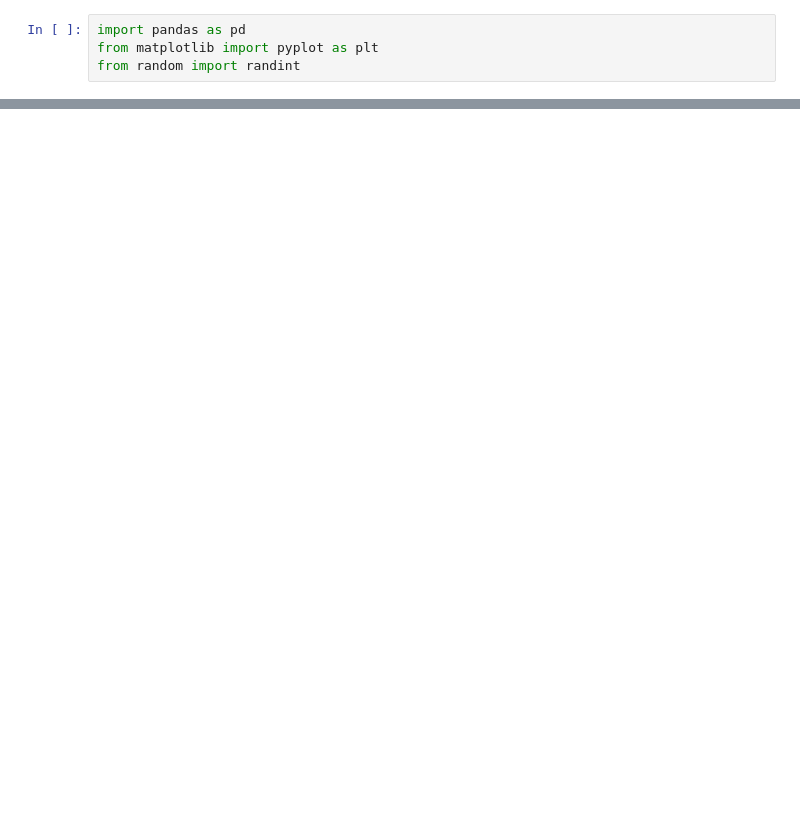
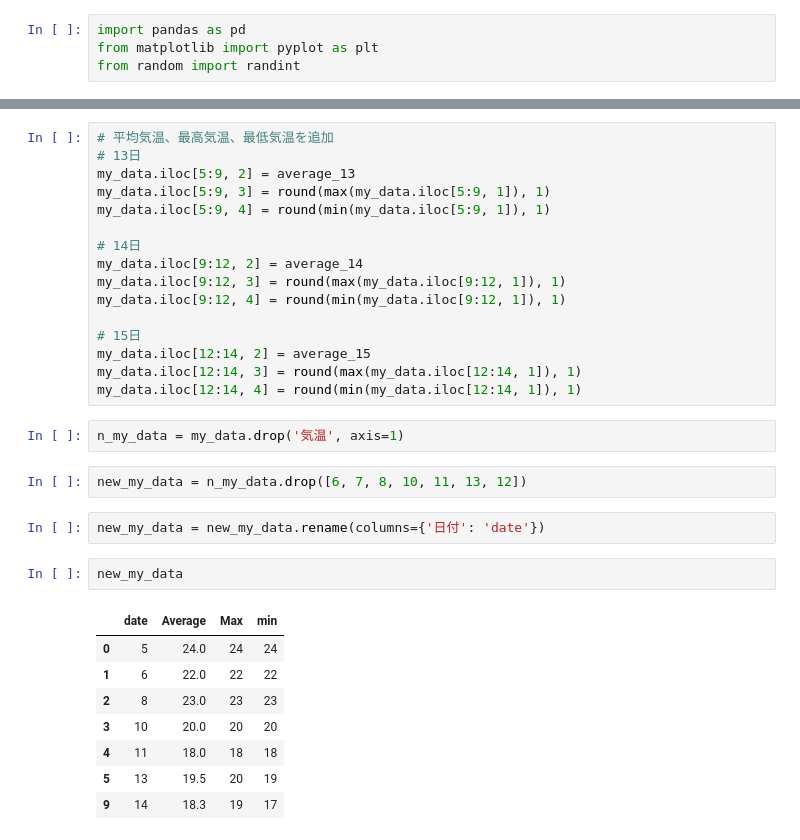
Before and after one commit to ko-to-m/ds-programming, a Jupyter notebook: verification.ipynb, the cells around one changed output, grey strips where cells are left out. Drawn from its saved outputs; the diff is of its cells as text; blank space fills up the shorter version.

```diff
--- a/verification.ipynb
+++ b/verification.ipynb
@@ -23,3 +77,36 @@ my_data
+# %%
+# 平均気温、最高気温、最低気温を追加
+# 13日
+my_data.iloc[5:9, 2] = average_13
+my_data.iloc[5:9, 3] = round(max(my_data.iloc[5:9, 1]), 1)
+my_data.iloc[5:9, 4] = round(min(my_data.iloc[5:9, 1]), 1)
+
+# 14日
+my_data.iloc[9:12, 2] = average_14
+my_data.iloc[9:12, 3] = round(max(my_data.iloc[9:12, 1]), 1)
+my_data.iloc[9:12, 4] = round(min(my_data.iloc[9:12, 1]), 1)
+
+# 15日
+my_data.iloc[12:14, 2] = average_15
+my_data.iloc[12:14, 3] = round(max(my_data.iloc[12:14, 1]), 1)
+my_data.iloc[12:14, 4] = round(min(my_data.iloc[12:14, 1]), 1)
+# %%
+n_my_data = my_data.drop('気温', axis=1)
+# %%
+new_my_data = n_my_data.drop([6, 7, 8, 10, 11, 13, 12])
+# %%
+new_my_data = new_my_data.rename(columns={'日付': 'date'})
+# %%
+new_my_data
+# %% [output]
+|  | date | Average | Max | min |
+| 0 | 5 | 24.0 | 24 | 24 |
+| 1 | 6 | 22.0 | 22 | 22 |
+| 2 | 8 | 23.0 | 23 | 23 |
+| 3 | 10 | 20.0 | 20 | 20 |
+| 4 | 11 | 18.0 | 18 | 18 |
+| 5 | 13 | 19.5 | 20 | 19 |
+| 9 | 14 | 18.3 | 19 | 17 |
 # %%
 scraping_data = pd.read_csv('/Users/kotomi/Unv/Lecture/ds-programming Q4/final/ds-programming_final/data/scraping_data.csv')
 scraping_data
```
Also changed, not shown: parts of 12 cells of this notebook.
